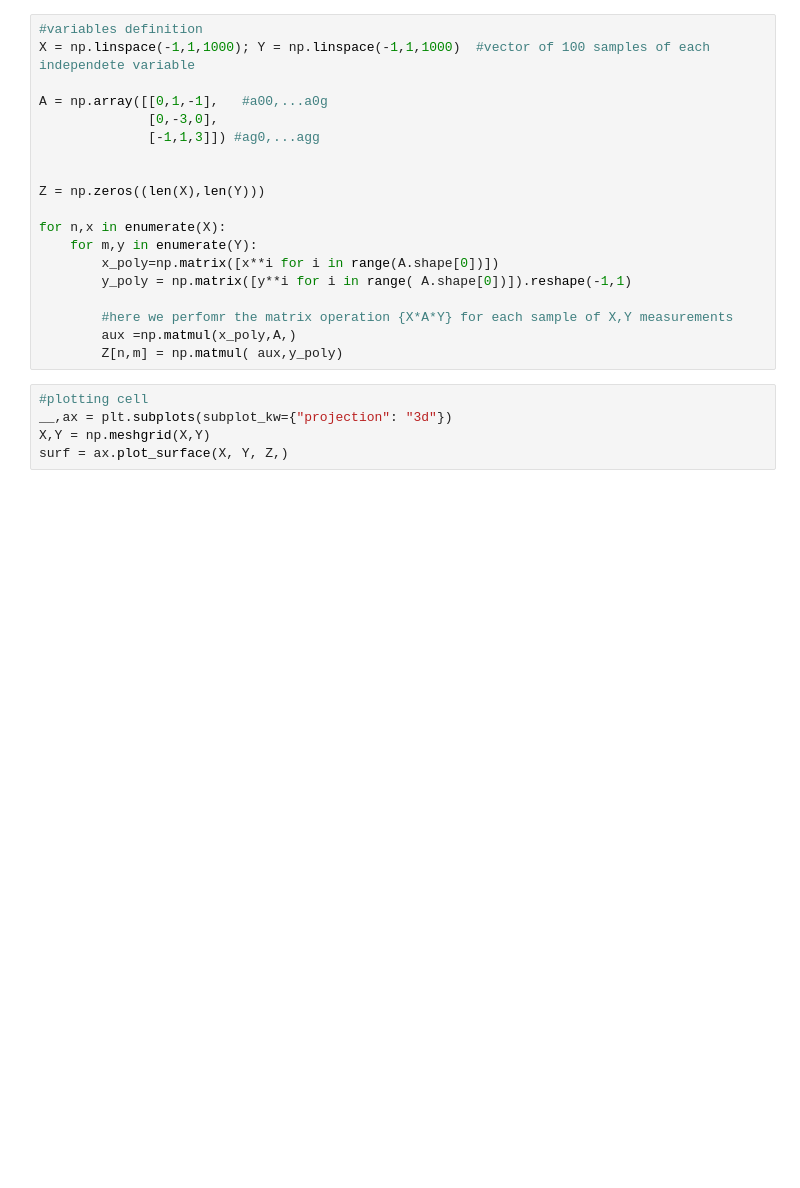
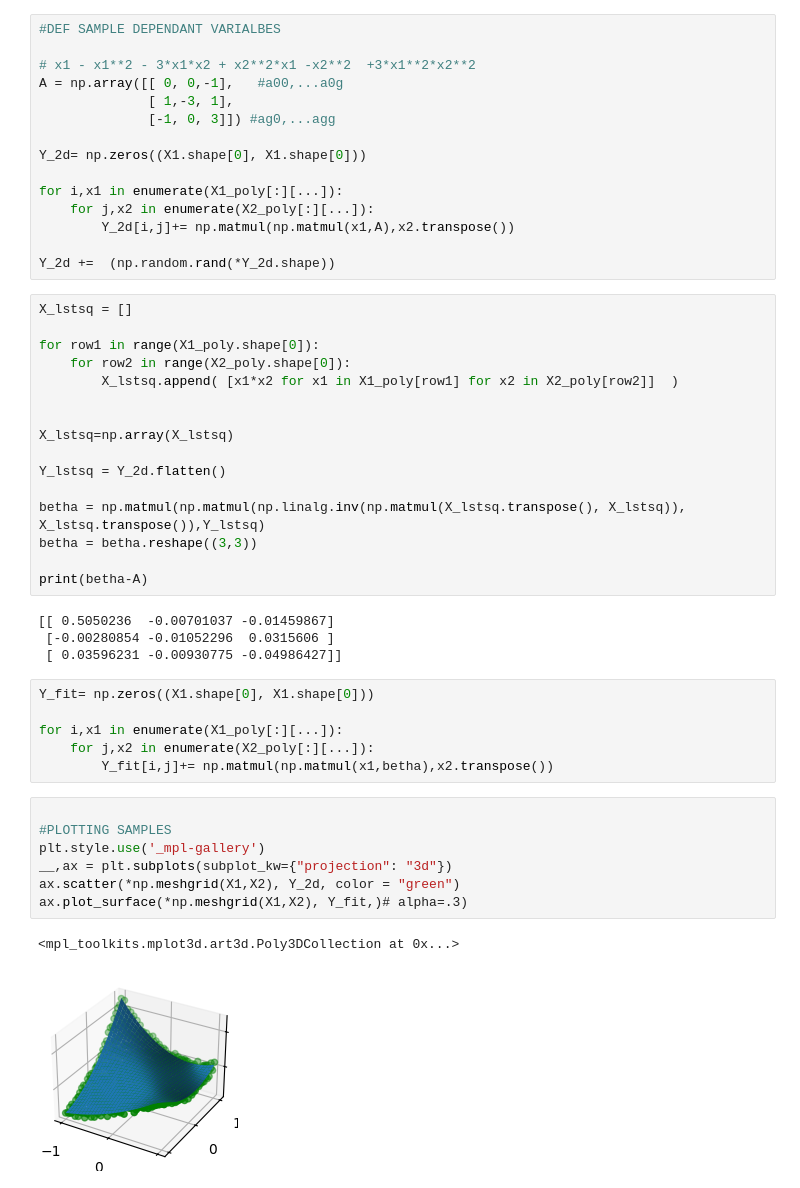
Before and after one commit to bitorito/ScientistPy, a Jupyter notebook: polynomial_surfpolyfit.ipynb, the cells around one changed output. Saved outputs shown, nothing was run; the diff lists cells and outputs as text; blank space fills up the shorter version.

Commit message:
v0.9 Polynomial surfaces (90%). TBD.: check deg issues, get statisticals and KaTex document

```diff
--- a/polynomial_surfpolyfit.ipynb
+++ b/polynomial_surfpolyfit.ipynb
@@ -127,24 +21,51 @@ ${Y = \begin{bmatrix}y^0\cr ...\cr y^j\cr ...\cr y^g \end{bmatrix}}$
-# %%
-#variables definition
-X = np.linspace(-1,1,1000); Y = np.linspace(-1,1,1000)  #vector of 100 samples of each independete variable
-
-A = np.array([[0,1,-1],   #a00,...a0g
-              [0,-3,0],
-              [-1,1,3]]) #ag0,...agg
-
-
-Z = np.zeros((len(X),len(Y)))
-
-for n,x in enumerate(X):
-    for m,y in enumerate(Y):
-        x_poly=np.matrix([x**i for i in range(A.shape[0])])
-        y_poly = np.matrix([y**i for i in range( A.shape[0])]).reshape(-1,1)
-
-        #here we perfomr the matrix operation {X*A*Y} for each sample of X,Y measurements
-        aux =np.matmul(x_poly,A,)
-        Z[n,m] = np.matmul( aux,y_poly)
-# %%
-#plotting cell
-__,ax = plt.subplots(subplot_kw={"projection": "3d"})
-X,Y = np.meshgrid(X,Y)
-surf = ax.plot_surface(X, Y, Z,)
+# %%
+#DEF SAMPLE DEPENDANT VARIALBES
+
+# x1 - x1**2 - 3*x1*x2 + x2**2*x1 -x2**2  +3*x1**2*x2**2
+A = np.array([[ 0, 0,-1],   #a00,...a0g
+              [ 1,-3, 1],
+              [-1, 0, 3]]) #ag0,...agg
+
+Y_2d= np.zeros((X1.shape[0], X1.shape[0]))
+
+for i,x1 in enumerate(X1_poly[:][...]):
+    for j,x2 in enumerate(X2_poly[:][...]):
+        Y_2d[i,j]+= np.matmul(np.matmul(x1,A),x2.transpose())
+
+Y_2d +=  (np.random.rand(*Y_2d.shape))
+# %%
+X_lstsq = []
+
+for row1 in range(X1_poly.shape[0]):
+    for row2 in range(X2_poly.shape[0]):
+        X_lstsq.append( [x1*x2 for x1 in X1_poly[row1] for x2 in X2_poly[row2]]  )
+
+
+X_lstsq=np.array(X_lstsq)
+
+Y_lstsq = Y_2d.flatten()
+
+betha = np.matmul(np.matmul(np.linalg.inv(np.matmul(X_lstsq.transpose(), X_lstsq)), X_lstsq.transpose()),Y_lstsq)
+betha = betha.reshape((3,3))
+
+print(betha-A)
+# %% [output]
+[[ 0.5050236  -0.00701037 -0.01459867]
+ [-0.00280854 -0.01052296  0.0315606 ]
+ [ 0.03596231 -0.00930775 -0.04986427]]
+# %%
+Y_fit= np.zeros((X1.shape[0], X1.shape[0]))
+
+for i,x1 in enumerate(X1_poly[:][...]):
+    for j,x2 in enumerate(X2_poly[:][...]):
+        Y_fit[i,j]+= np.matmul(np.matmul(x1,betha),x2.transpose())
+# %%
+
+#PLOTTING SAMPLES
+plt.style.use('_mpl-gallery')
+__,ax = plt.subplots(subplot_kw={"projection": "3d"})
+ax.scatter(*np.meshgrid(X1,X2), Y_2d, color = "green")
+ax.plot_surface(*np.meshgrid(X1,X2), Y_fit,)# alpha=.3)
+# %% [output]
+<mpl_toolkits.mplot3d.art3d.Poly3DCollection at 0x...>
+[figure, added]
```
Also changed, not shown: parts of 10 cells of this notebook, 2 other files.
